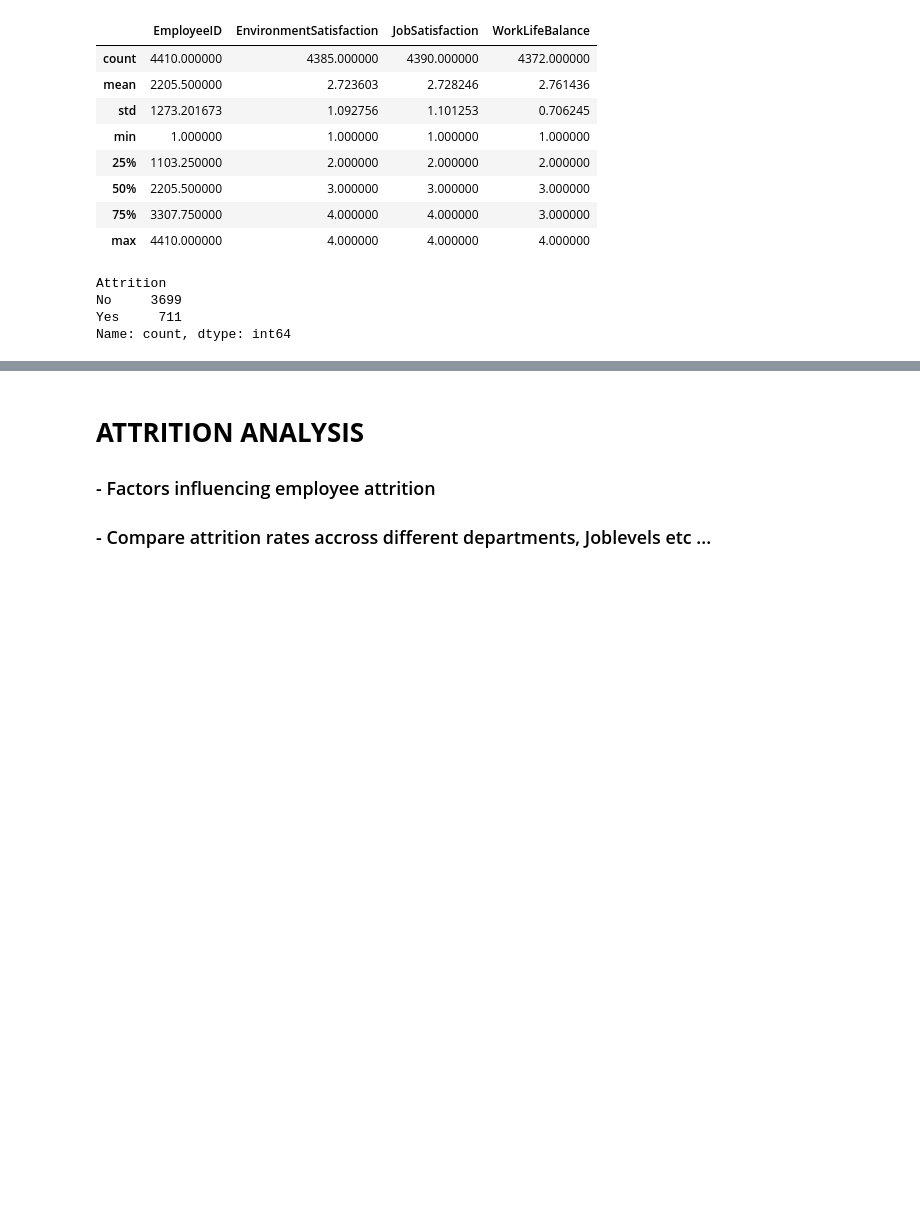
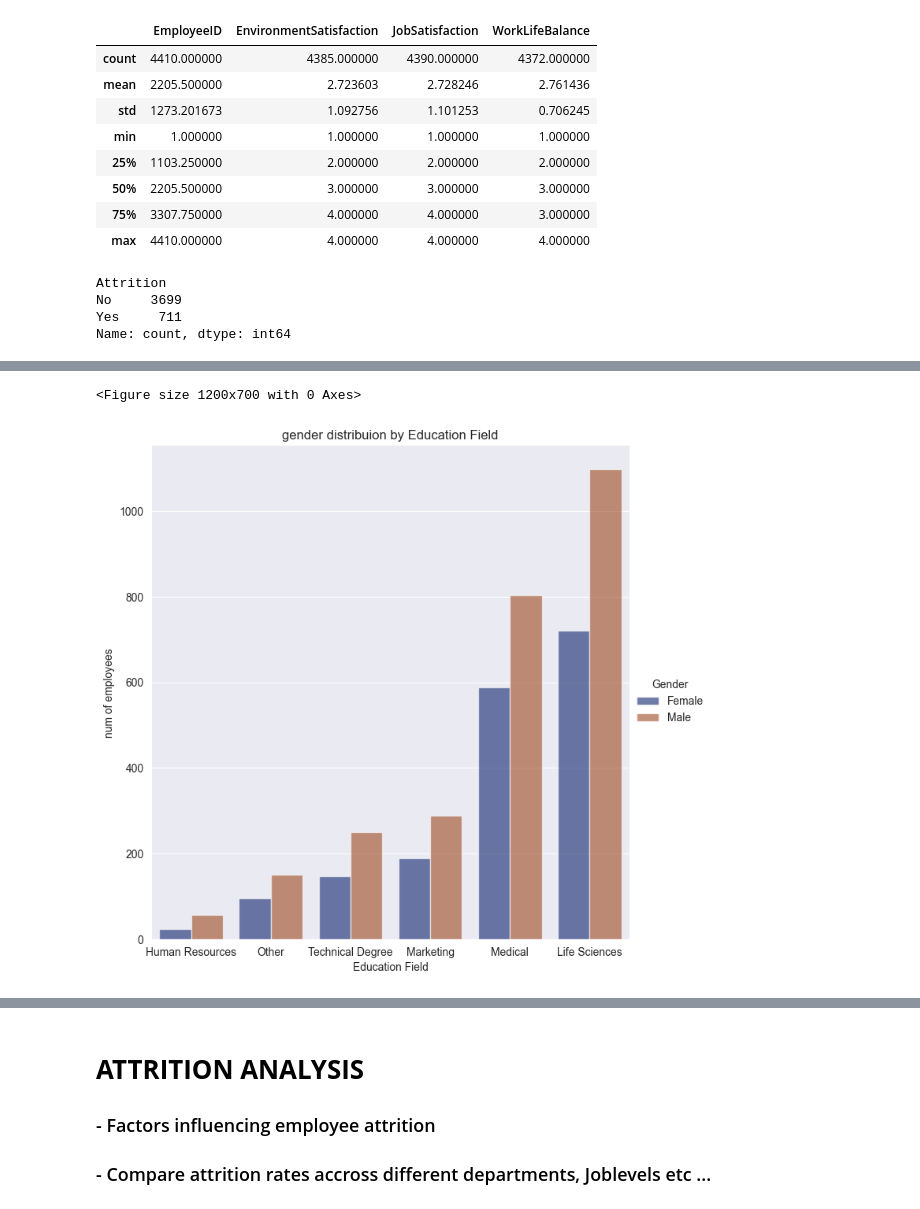
Before and after one commit to Buluma-Ke/HR-Employee-Analysis, a Jupyter notebook: employees.ipynb, the cells around one changed output, grey strips where cells are left out. Drawn from its saved outputs; the diff is of its cells as text; code cells hidden in the pictures; blank space fills up the shorter version.

```diff
--- a/employees.ipynb
+++ b/employees.ipynb
@@ -353,0 +389,22 @@ import seaborn as sb
+# %%
+# gender distribution per education field
+gend_dist_Edfld=pd.read_sql("SELECT EducationField,Gender, COUNT(*) numofemployees "
+            "FROM employeedata "
+            "GROUP BY EducationField, Gender "
+            "ORDER BY numofemployees;", con=engine)
+
+#plot
+#sb.set_style("darkgrid")
+plt.figure(figsize=(12,7))
+sb.catplot(
+    data=gend_dist_Edfld, kind="bar",
+    x="EducationField", y="numofemployees", hue="Gender",
+    errorbar="sd", palette="dark", alpha=.6, height=7)
+plt.title("gender distribuion by Education Field")
+plt.xlabel("Education Field")
+plt.ylabel("num of employees")
+
+plt.show()
+# %% [output]
+<Figure size 1200x700 with 0 Axes>
+[figure, added]
```
Also changed, not shown: parts of 27 cells of this notebook, 1 other file.
